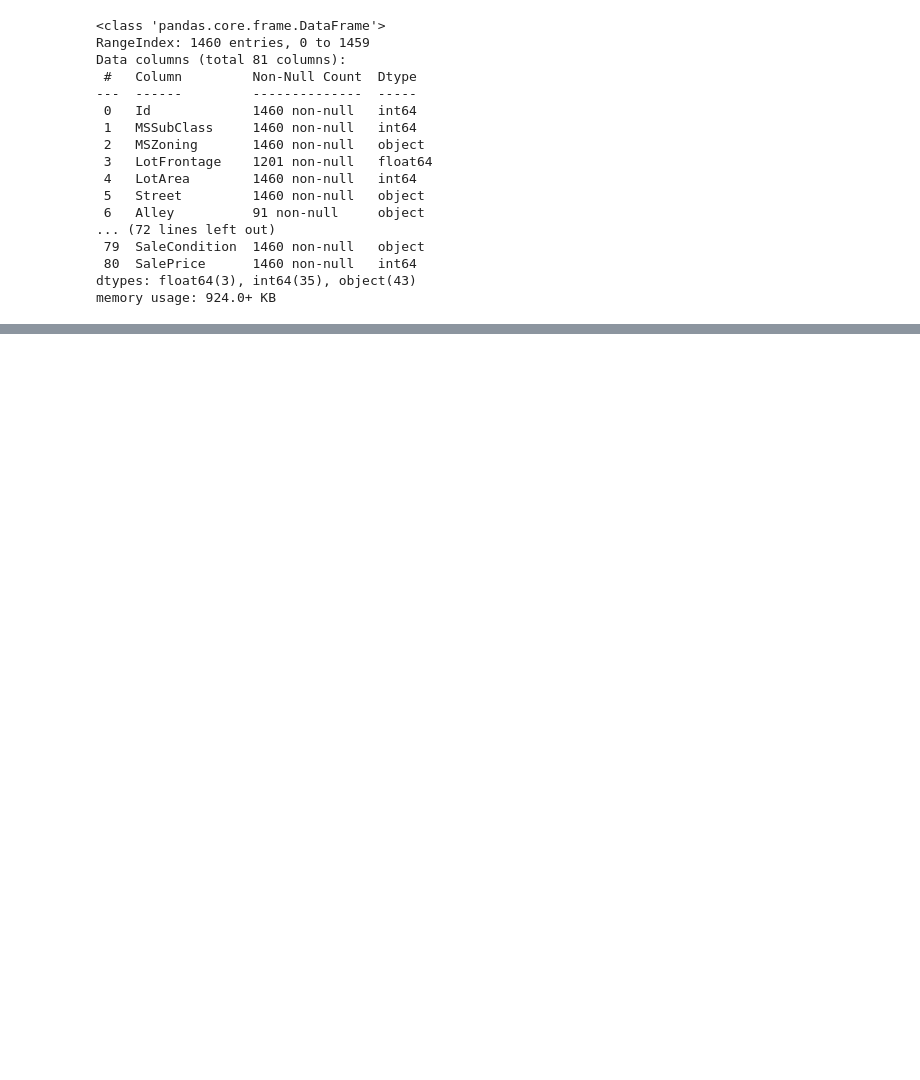
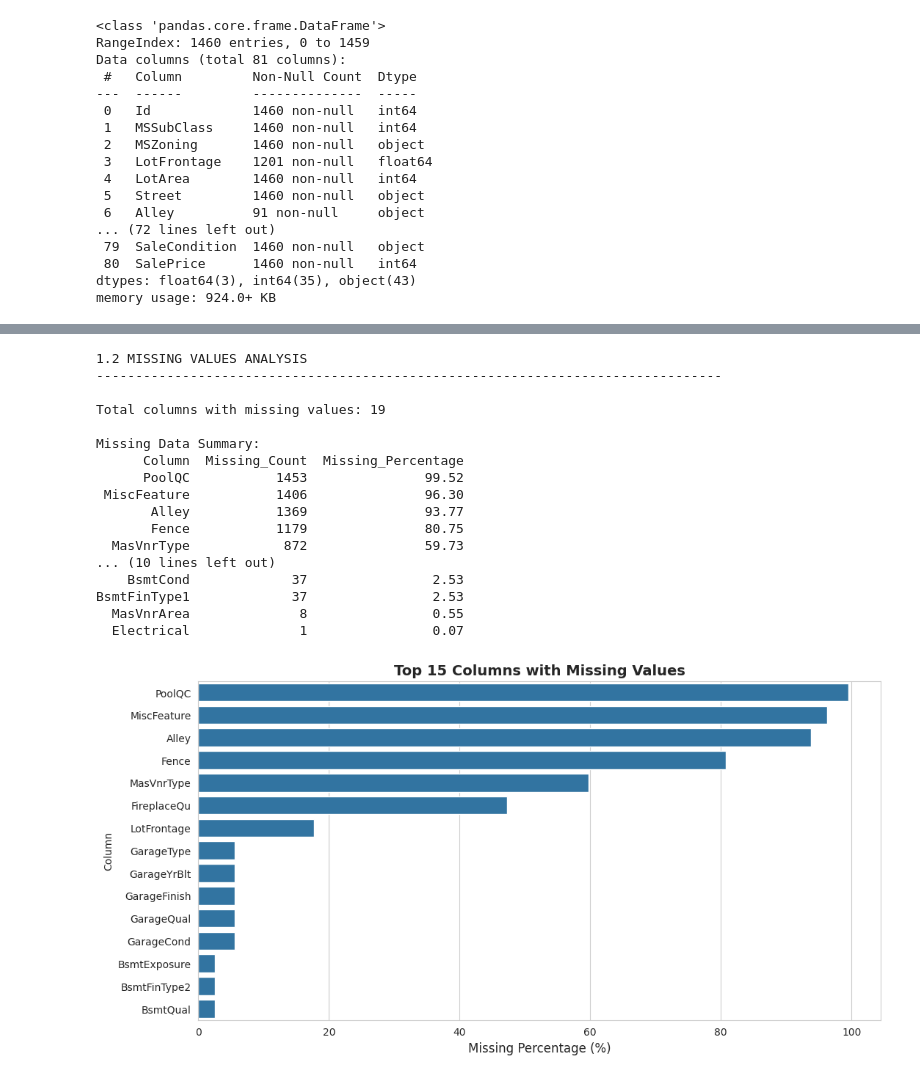
Before and after one commit to jayhg00/machine-learning, a Jupyter notebook: ames_house_prices/eda.ipynb, the cells around one changed output, grey strips where cells are left out. Drawn from its saved outputs; the diff is of its cells as text; code cells hidden in the pictures; blank space fills up the shorter version.

```diff
--- a/ames_house_prices/eda.ipynb
+++ b/ames_house_prices/eda.ipynb
@@ -2,6 +2,20 @@
 import numpy as np
 import pandas as pd
 import matplotlib.pyplot as plt
+import seaborn as sns
+from scipy import stats
+from scipy.stats import skew, kurtosis
+from sklearn.preprocessing import StandardScaler, PowerTransformer
+from sklearn.ensemble import RandomForestRegressor
+from sklearn.inspection import permutation_importance
+import warnings
+warnings.filterwarnings('ignore')
+
+# Set display options
+pd.set_option('display.max_columns', None)
+pd.set_option('display.max_rows', 100)
+sns.set_style('whitegrid')
+plt.rcParams['figure.figsize'] = (14, 6)
 %matplotlib inline
 # %%
 df_train = pd.read_csv('./data/train.csv')
@@ -36,0 +104,42 @@ memory usage: 924.0+ KB
+# %%
+# 1.2 Missing Values Analysis
+print("\n1.2 MISSING VALUES ANALYSIS")
+print("-" * 80)
+missing_data = pd.DataFrame({
+    'Column': df_train.columns,
+    'Missing_Count': df_train.isnull().sum(),
+    'Missing_Percentage': (df_train.isnull().sum() / len(df_train) * 100).round(2)
+})
+missing_data = missing_data[missing_data['Missing_Count'] > 0].sort_values('Missing_Percentage', ascending=False)
+print(f"\nTotal columns with missing values: {len(missing_data)}")
+print("\nMissing Data Summary:")
+print(missing_data.to_string(index=False))
+
+# Visualize missing values
+fig, ax = plt.subplots(figsize=(12, 6))
+sns.barplot(data=missing_data.head(15), x='Missing_Percentage', y='Column', ax=ax)
+plt.title('Top 15 Columns with Missing Values', fontsize=14, fontweight='bold')
+plt.xlabel('Missing Percentage (%)', fontsize=12)
+plt.show()
+
+# Store for later reference
+missing_summary = missing_data.copy()
+# %% [output]
+1.2 MISSING VALUES ANALYSIS
+--------------------------------------------------------------------------------
+
+Total columns with missing values: 19
+
+Missing Data Summary:
+      Column  Missing_Count  Missing_Percentage
+      PoolQC           1453               99.52
+ MiscFeature           1406               96.30
+       Alley           1369               93.77
+       Fence           1179               80.75
+  MasVnrType            872               59.73
+... (10 lines left out)
+    BsmtCond             37                2.53
+BsmtFinType1             37                2.53
+  MasVnrArea              8                0.55
+  Electrical              1                0.07
+[figure, added]
```
Also changed, not shown: parts of 20 cells of this notebook, 1 other file.
